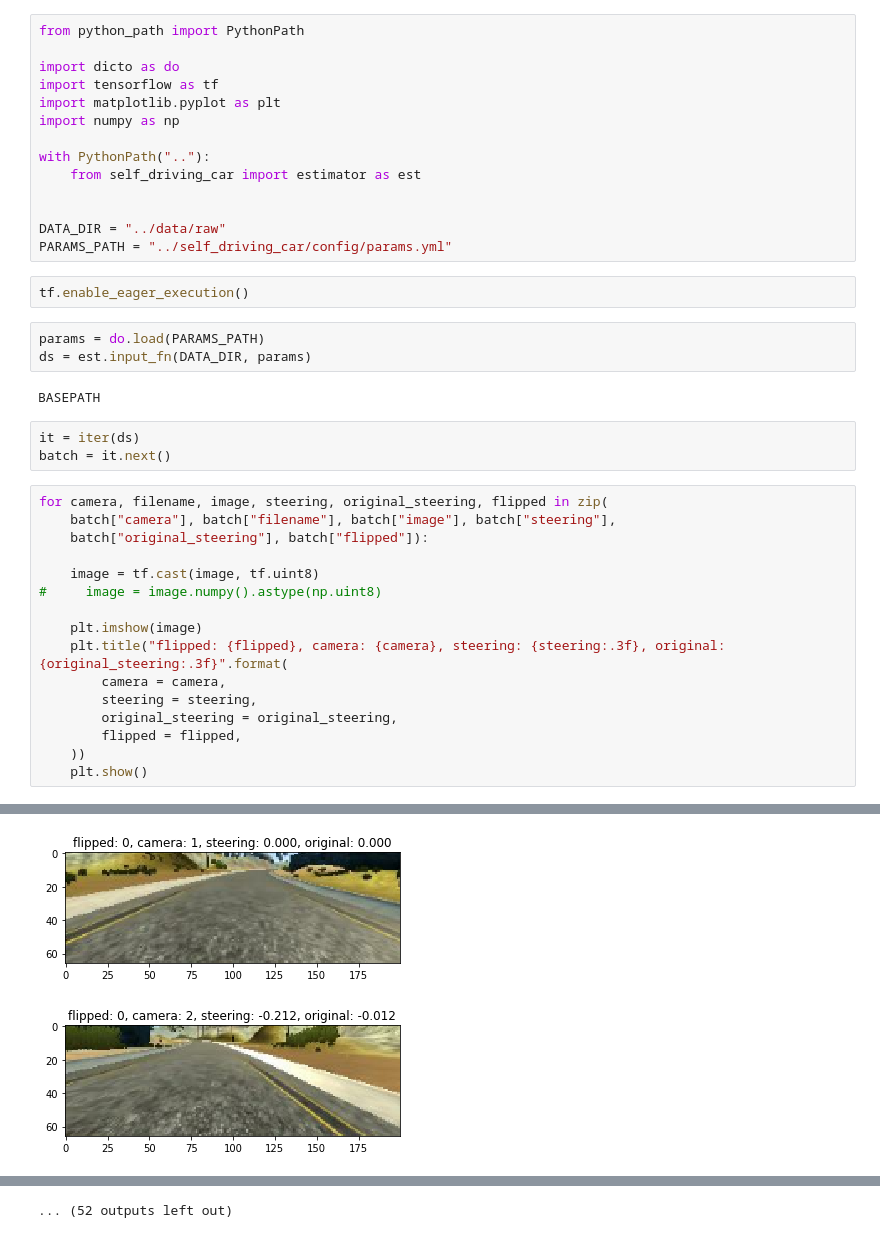
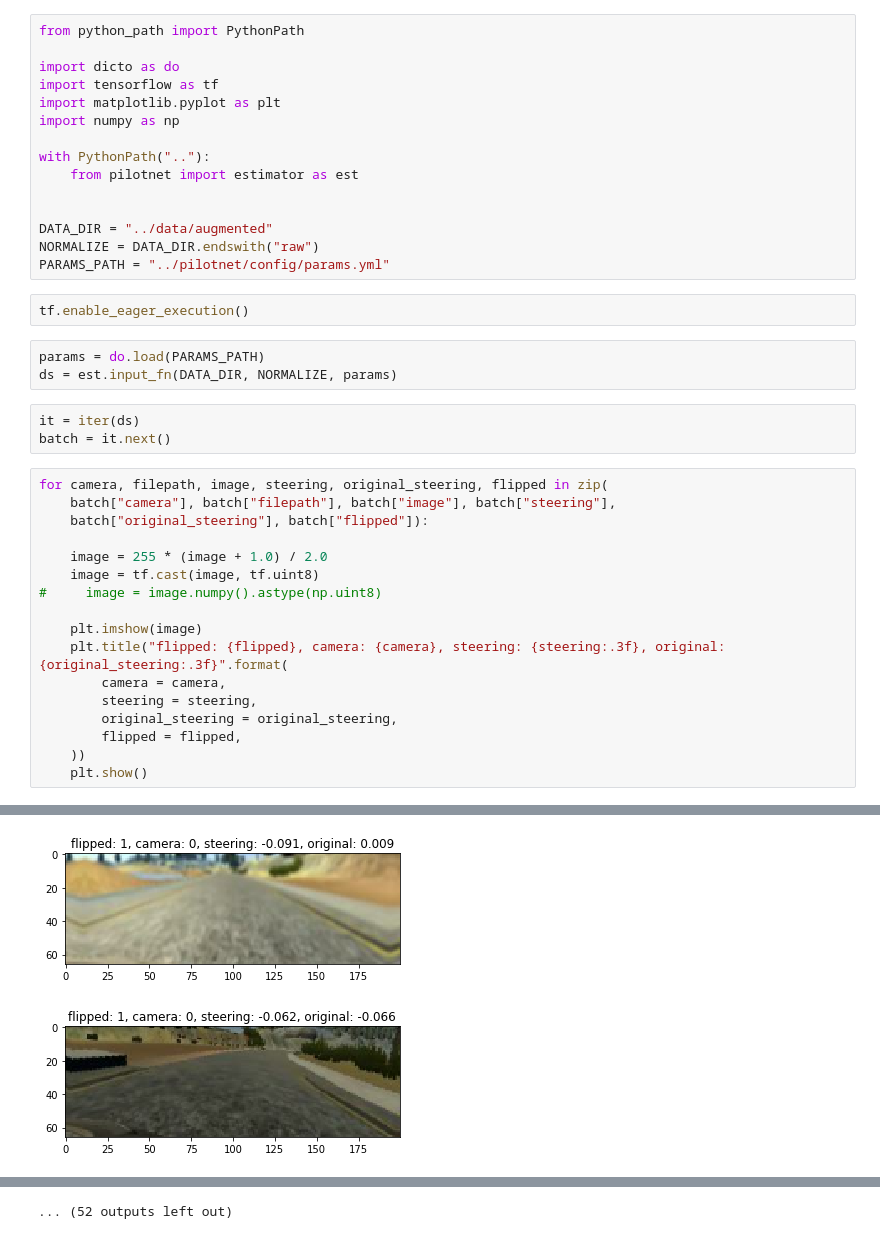
Before and after one commit to cgarciae/self-driving-car, a Jupyter notebook: notebooks/explore-tf-dataset.ipynb, the cells around one changed output, grey strips where cells are left out. Saved outputs shown, nothing was run; the diff lists cells and outputs as text.

Commit message:
data augmentation

```diff
--- a/notebooks/explore-tf-dataset.ipynb
+++ b/notebooks/explore-tf-dataset.ipynb
@@ -7,26 +7,26 @@ import matplotlib.pyplot as plt
 import numpy as np
 
 with PythonPath(".."):
-    from self_driving_car import estimator as est
+    from pilotnet import estimator as est
 
 
-DATA_DIR = "../data/raw"
-PARAMS_PATH = "../self_driving_car/config/params.yml"
+DATA_DIR = "../data/augmented"
+NORMALIZE = DATA_DIR.endswith("raw")
+PARAMS_PATH = "../pilotnet/config/params.yml"
 # %%
 tf.enable_eager_execution()
 # %%
 params = do.load(PARAMS_PATH)
-ds = est.input_fn(DATA_DIR, params)
+ds = est.input_fn(DATA_DIR, NORMALIZE, params)
-# %% [output]
-BASEPATH
 # %%
 it = iter(ds)
 batch = it.next()
 # %%
-for camera, filename, image, steering, original_steering, flipped in zip(
-    batch["camera"], batch["filename"], batch["image"], batch["steering"],
+for camera, filepath, image, steering, original_steering, flipped in zip(
+    batch["camera"], batch["filepath"], batch["image"], batch["steering"],
     batch["original_steering"], batch["flipped"]):
 
+    image = 255 * (image + 1.0) / 2.0
     image = tf.cast(image, tf.uint8)
 #     image = image.numpy().astype(np.uint8)
 
@@ -45,2 +45,2 @@ for camera, filename, image, steering, original_steering, flipped in zip(
-[figure, old version]
+[figure, new version]
-[figure, old version]
+[figure, new version]
```
Also changed, not shown: parts of 1 cell of this notebook, 12 other files.
